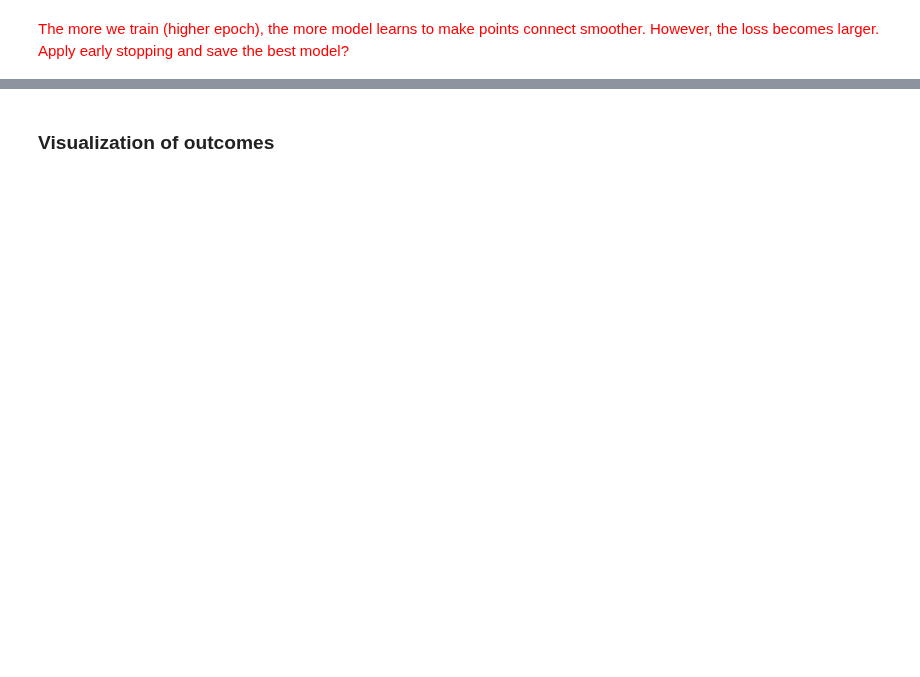
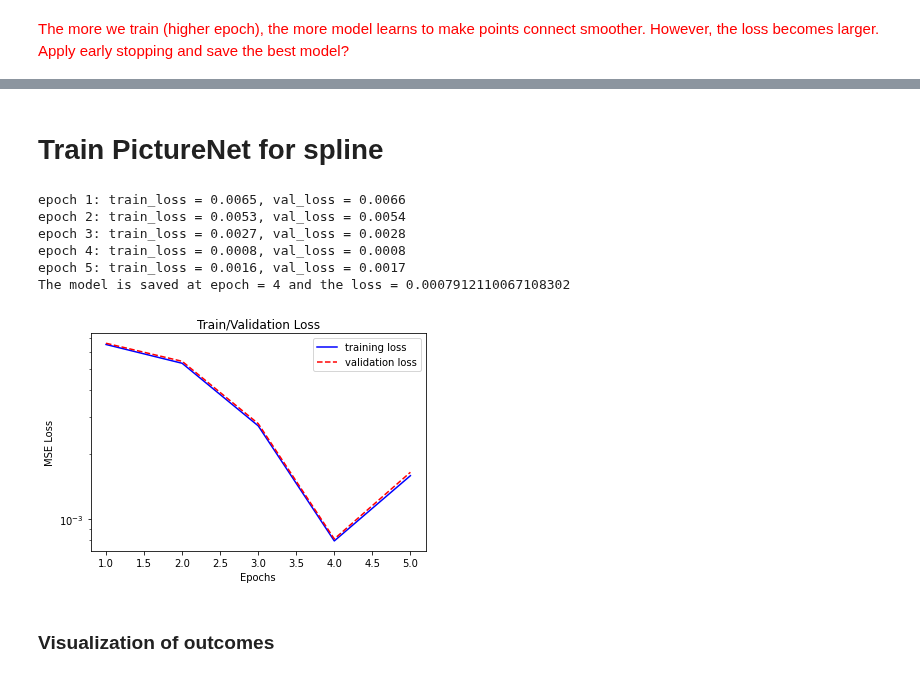
Before and after one commit to ShaoKAi100812/Pendant_Drop_Tensiometry_Prediction, a Jupyter notebook: main_combine.ipynb, the cells around one changed output, grey strips where cells are left out. Cells and saved outputs as stored; diff of their text form; code cells hidden in the pictures; blank space fills up the shorter version.

```diff
--- a/main_combine.ipynb
+++ b/main_combine.ipynb
@@ -563,3 +607,22 @@ The model is saved at epoch = 123 and the loss = 0.00010484124504728243
+# %% [markdown]
+# Train PictureNet for spline
+# %%
+out_channel = 22
+
+learning_rate = 1e-3
+
+model_picture = PictureNet(in_channel, channel_1, channel_2, channel_3, node_1, node_2, out_channel)
+optimizer = optim.Adam(model_picture.parameters(), lr=learning_rate)
+
+train_picture(model_picture, optimizer, epoch,1)
+# %% [output]
+epoch 1: train_loss = 0.0065, val_loss = 0.0066
+epoch 2: train_loss = 0.0053, val_loss = 0.0054
+epoch 3: train_loss = 0.0027, val_loss = 0.0028
+epoch 4: train_loss = 0.0008, val_loss = 0.0008
+epoch 5: train_loss = 0.0016, val_loss = 0.0017
+The model is saved at epoch = 4 and the loss = 0.0007912110067108302
+[figure, added]
 # %% [markdown]
 ### Visualization of outcomes
 # %%
```
Also changed, not shown: parts of 14 cells of this notebook.
